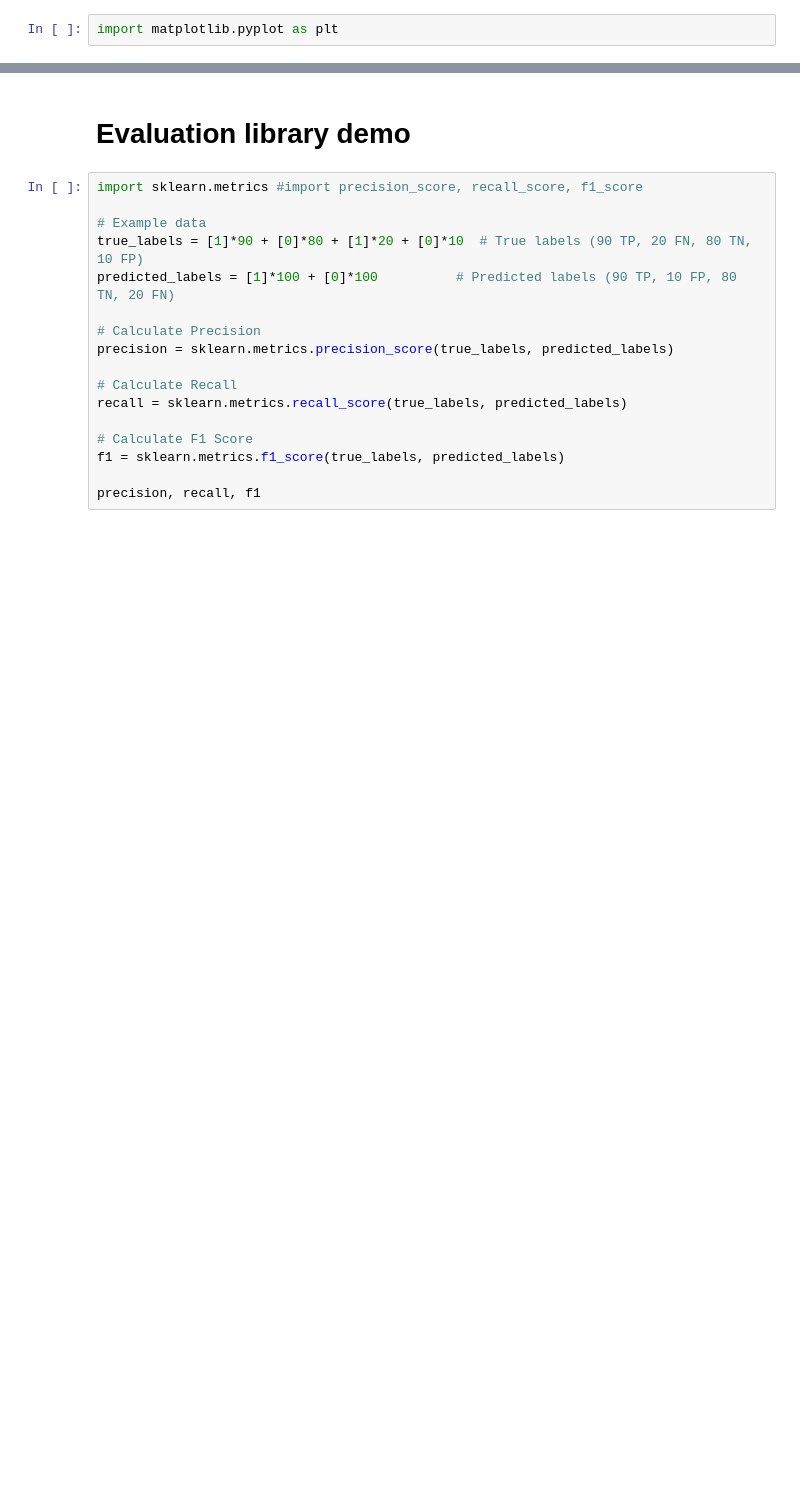
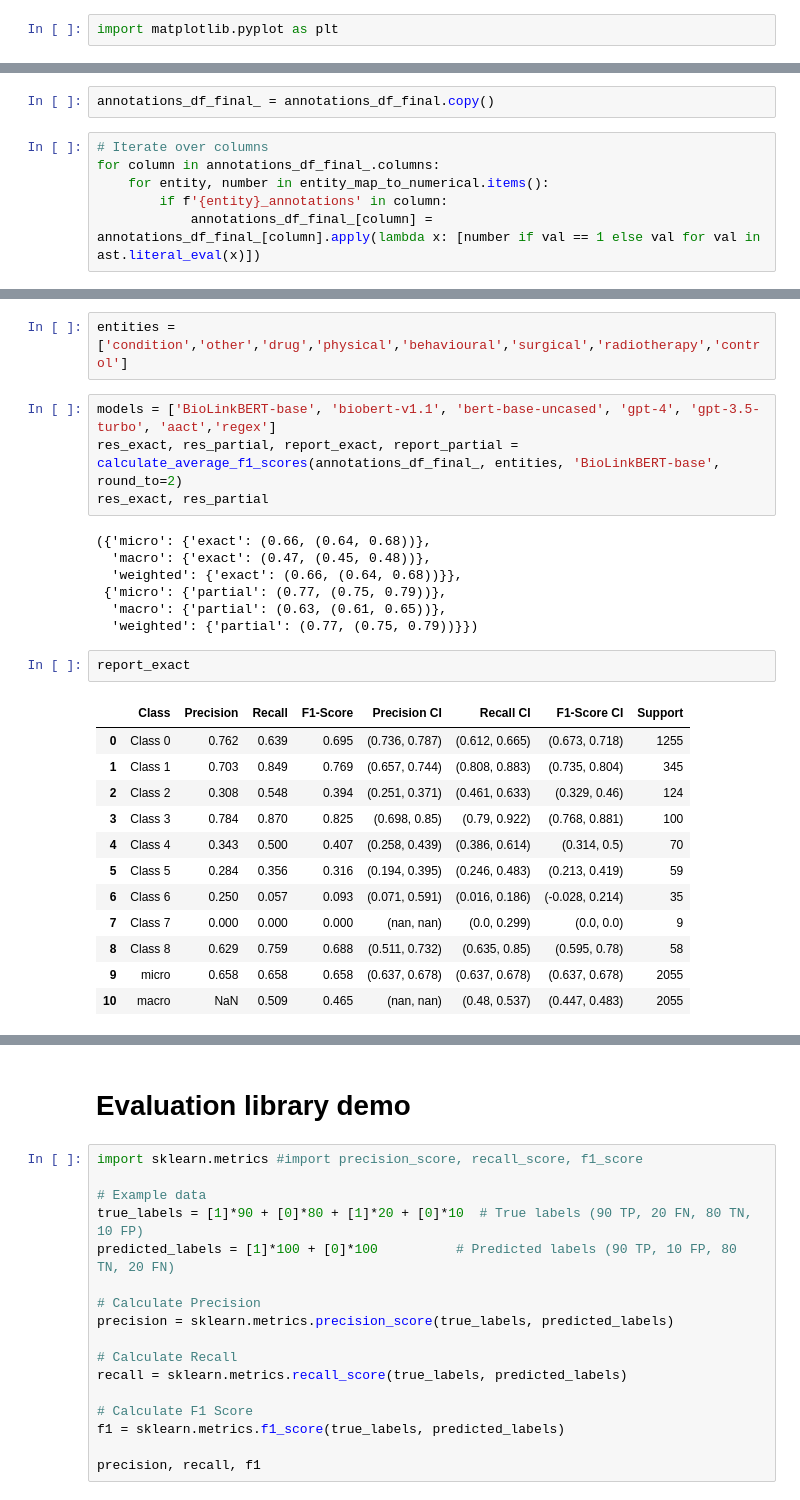
Before and after one commit to Ineichen-Group/NeuroTrialNER, a Jupyter notebook: models/2-CT Models_Evaluation_ARR_Rebuttal_2024-New-CI.ipynb, the cells around one changed output, grey strips where cells are left out. Drawn from its saved outputs; the diff is of its cells as text; blank space fills up the shorter version.

```diff
--- a/models/2-CT Models_Evaluation_ARR_Rebuttal_2024-New-CI.ipynb
+++ b/models/2-CT Models_Evaluation_ARR_Rebuttal_2024-New-CI.ipynb
@@ -484,0 +762,8 @@ plt.show()
+# %%
+annotations_df_final_ = annotations_df_final.copy()
+# %%
+# Iterate over columns
+for column in annotations_df_final_.columns:
+    for entity, number in entity_map_to_numerical.items():
+        if f'{entity}_annotations' in column:
+            annotations_df_final_[column] = annotations_df_final_[column].apply(lambda x: [number if val == 1 else val for val in ast.literal_eval(x)])
@@ -484,0 +782,28 @@ plt.show()
+# %%
+entities = ['condition','other','drug','physical','behavioural','surgical','radiotherapy','control']
+# %%
+models = ['BioLinkBERT-base', 'biobert-v1.1', 'bert-base-uncased', 'gpt-4', 'gpt-3.5-turbo', 'aact','regex']
+res_exact, res_partial, report_exact, report_partial = calculate_average_f1_scores(annotations_df_final_, entities, 'BioLinkBERT-base', round_to=2)
+res_exact, res_partial
+# %% [output]
+({'micro': {'exact': (0.66, (0.64, 0.68))},
+  'macro': {'exact': (0.47, (0.45, 0.48))},
+  'weighted': {'exact': (0.66, (0.64, 0.68))}},
+ {'micro': {'partial': (0.77, (0.75, 0.79))},
+  'macro': {'partial': (0.63, (0.61, 0.65))},
+  'weighted': {'partial': (0.77, (0.75, 0.79))}})
+# %%
+report_exact
+# %% [output]
+|  | Class | Precision | Recall | F1-Score | Precision CI | Recall CI | F1-Score CI | Support |
+| 0 | Class 0 | 0.762 | 0.639 | 0.695 | (0.736, 0.787) | (0.612, 0.665) | (0.673, 0.718) | 1255 |
+| 1 | Class 1 | 0.703 | 0.849 | 0.769 | (0.657, 0.744) | (0.808, 0.883) | (0.735, 0.804) | 345 |
+| 2 | Class 2 | 0.308 | 0.548 | 0.394 | (0.251, 0.371) | (0.461, 0.633) | (0.329, 0.46) | 124 |
+| 3 | Class 3 | 0.784 | 0.870 | 0.825 | (0.698, 0.85) | (0.79, 0.922) | (0.768, 0.881) | 100 |
+| 4 | Class 4 | 0.343 | 0.500 | 0.407 | (0.258, 0.439) | (0.386, 0.614) | (0.314, 0.5) | 70 |
+| 5 | Class 5 | 0.284 | 0.356 | 0.316 | (0.194, 0.395) | (0.246, 0.483) | (0.213, 0.419) | 59 |
+| 6 | Class 6 | 0.250 | 0.057 | 0.093 | (0.071, 0.591) | (0.016, 0.186) | (-0.028, 0.214) | 35 |
+| 7 | Class 7 | 0.000 | 0.000 | 0.000 | (nan, nan) | (0.0, 0.299) | (0.0, 0.0) | 9 |
+| 8 | Class 8 | 0.629 | 0.759 | 0.688 | (0.511, 0.732) | (0.635, 0.85) | (0.595, 0.78) | 58 |
+| 9 | micro | 0.658 | 0.658 | 0.658 | (0.637, 0.678) | (0.637, 0.678) | (0.637, 0.678) | 2055 |
+| 10 | macro | NaN | 0.509 | 0.465 | (nan, nan) | (0.48, 0.537) | (0.447, 0.483) | 2055 |
```
Also changed, not shown: parts of 54 cells of this notebook, 1 other file.
